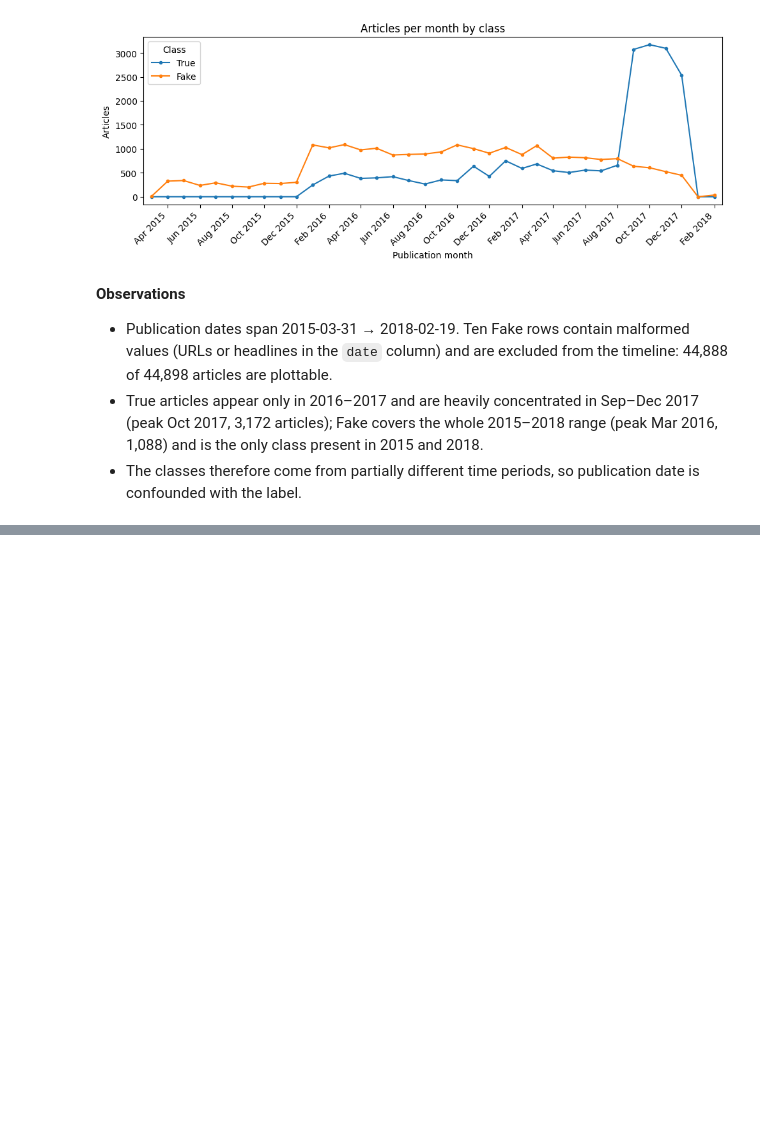
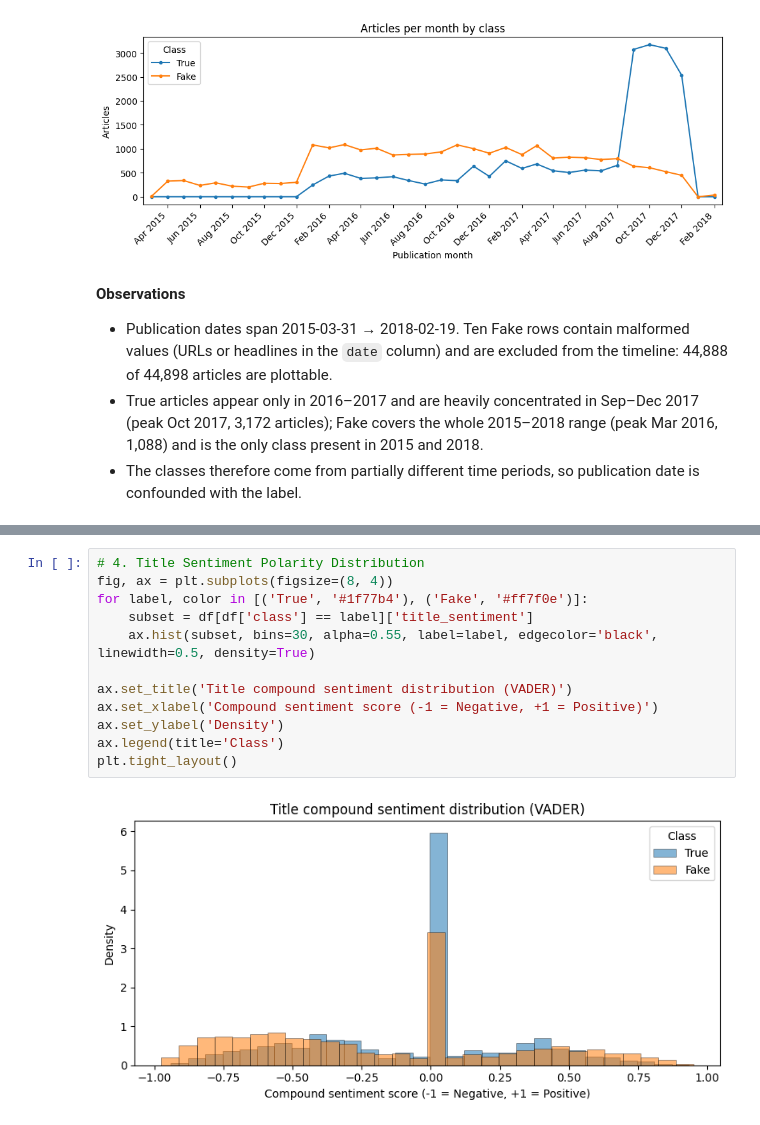
Before and after one commit to Saurabh-Mudgal-Dev/Cernovalis, a Jupyter notebook: backend/ml/notebooks/01_eda.ipynb, the cells around one changed output, grey strips where cells are left out. Drawn from its saved outputs; the diff is of its cells as text; blank space fills up the shorter version.

```diff
--- a/backend/ml/notebooks/01_eda.ipynb
+++ b/backend/ml/notebooks/01_eda.ipynb
@@ -141,0 +332,14 @@ plt.tight_layout()
+# %%
+# 4. Title Sentiment Polarity Distribution
+fig, ax = plt.subplots(figsize=(8, 4))
+for label, color in [('True', '#1f77b4'), ('Fake', '#ff7f0e')]:
+    subset = df[df['class'] == label]['title_sentiment']
+    ax.hist(subset, bins=30, alpha=0.55, label=label, edgecolor='black', linewidth=0.5, density=True)
+
+ax.set_title('Title compound sentiment distribution (VADER)')
+ax.set_xlabel('Compound sentiment score (-1 = Negative, +1 = Positive)')
+ax.set_ylabel('Density')
+ax.legend(title='Class')
+plt.tight_layout()
+# %% [output]
+[figure, added]
```
Also changed, not shown: parts of 12 cells of this notebook.
